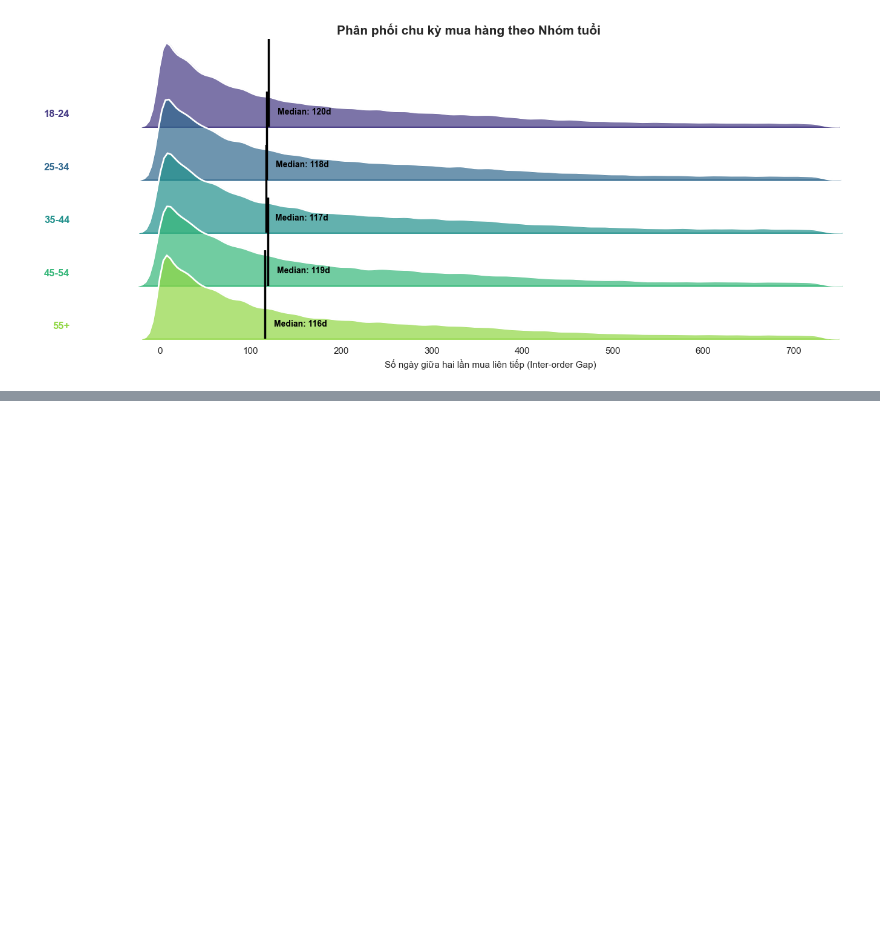
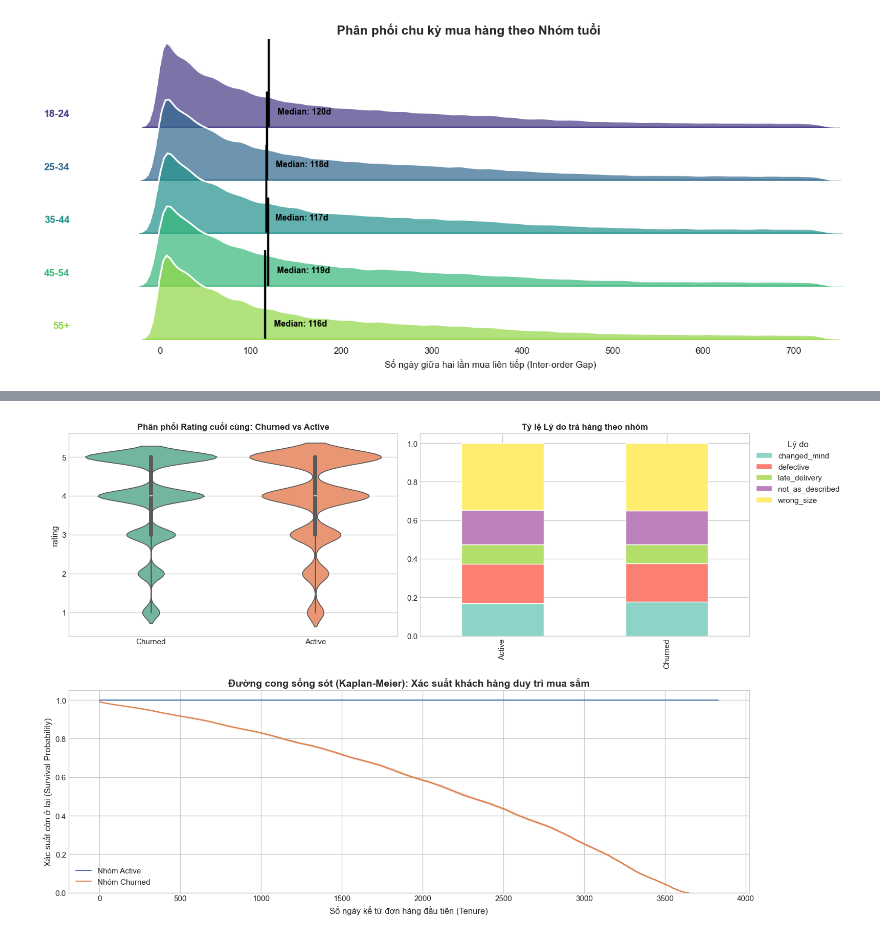
Before and after one commit to mituleefam/Fashion_Ecom_Sales_Forecasting, a Jupyter notebook: 2nd_EDA.ipynb, the cells around one changed output, grey strips where cells are left out. Saved outputs shown, nothing was run; the diff lists cells and outputs as text; code cells hidden in the pictures; blank space fills up the shorter version.

```diff
--- a/2nd_EDA.ipynb
+++ b/2nd_EDA.ipynb
@@ -406,3 +365,63 @@ Tất cả các nhóm tuổi đều có dạng phân phối lệch phải (posit
 - Nhóm 25-34 và 35-44 tuổi: Hai nhóm này có hình dạng biểu đồ tương đối giống nhau. Đây là những nhóm khách hàng chủ lực có chu kỳ mua hàng ổn định và nhanh hơn một chút so với nhóm trẻ tuổi nhất.
 - Nhóm 45-54 tuổi: Phân phối có phần trải rộng hơn ở giai đoạn sau trung vị, phản ánh thói quen mua hàng có độ trễ biến động hơn.
 - Nhóm 55+ tuổi: Có chu kỳ mua hàng ngắn nhất (116 ngày). Tuy số lượng khách hàng mới của nhóm này ít (theo các biểu đồ trước), nhưng những người đã mua thì có xu hướng quay lại sớm hơn một chút so với các nhóm trẻ.
+# %%
+from lifelines import KaplanMeierFitter
+
+# --- 1. CHUẨN BỊ DỮ LIỆU GỘP ---
+obs_end = pd.to_datetime('2022-12-31')
+
+# Tính toán Profile & Churn
+cust_agg = orders.groupby('customer_id').agg(
+    n_orders=('order_id', 'nunique'),
+    first_date=('order_date', 'min'),
+    last_date=('order_date', 'max')
+).reset_index()
+
+cust_agg['tenure'] = (cust_agg['last_date'] - cust_agg['first_date']).dt.days
+cust_agg['is_churn'] = (cust_agg['n_orders'] >= 2) & ((obs_end - cust_agg['last_date']).dt.days > 180)
+cust_agg['group'] = cust_agg['is_churn'].map({True: 'Churned', False: 'Active'})
+
+# Lấy Rating cuối
+last_ratings = reviews.sort_values('review_date').groupby('customer_id')['rating'].last()
+df_master = cust_agg.merge(last_ratings, on='customer_id', how='left')
+
+# --- 2. VẼ DASHBOARD (3 BIỂU ĐỒ) ---
+plt.style.use('seaborn-v0_8-whitegrid')
+fig = plt.figure(figsize=(16, 10))
+
+# Thiết lập layout: Biểu đồ Survival chiếm toàn bộ hàng dưới, 2 biểu đồ còn lại ở trên
+ax1 = plt.subplot2grid((2, 2), (0, 0)) # Violin Plot
+ax2 = plt.subplot2grid((2, 2), (0, 1)) # Stacked Bar
+ax3 = plt.subplot2grid((2, 2), (1, 0), colspan=2) # Survival Curve (Rộng nhất)
+
+# Biểu đồ 1: Phân phối Rating cuối (Violin Plot)
+sns.violinplot(data=df_master[df_master['n_orders'] >= 2], x='group', y='rating',
+               inner='box', palette='Set2', ax=ax1)
+ax1.set_title('Phân phối Rating cuối cùng: Churned vs Active', fontweight='bold')
+ax1.set_xlabel('')
+
+# Biểu đồ 2: Lý do trả hàng (Stacked Bar)
+ret_data = returns.merge(orders[['order_id', 'customer_id']], on='order_id') \
+                  .merge(cust_agg[['customer_id', 'group']], on='customer_id')
+pd.crosstab(ret_data['group'], ret_data['return_reason'], normalize='index') \
+    .plot(kind='bar', stacked=True, colormap='Set3', ax=ax2)
+ax2.set_title('Tỷ lệ Lý do trả hàng theo nhóm', fontweight='bold')
+ax2.legend(title='Lý do', bbox_to_anchor=(1, 1))
+ax2.set_xlabel('')
+
+# Biểu đồ 3: Khả năng "sống sót" (Survival Curve)
+kmf = KaplanMeierFitter()
+for g_name, group in cust_agg[cust_agg['n_orders'] >= 2].groupby('group'):
+    kmf.fit(group['tenure'], event_observed=group['is_churn'], label=f'Nhóm {g_name}')
+    kmf.plot_survival_function(ax=ax3, ci_show=True) # ci_show để hiện khoảng tin cậy
+
+ax3.set_title('Đường cong sống sót (Kaplan-Meier): Xác suất khách hàng duy trì mua sắm', fontweight='bold', fontsize=14)
+ax3.set_xlabel('Số ngày kể từ đơn hàng đầu tiên (Tenure)')
+ax3.set_ylabel('Xác suất còn ở lại (Survival Probability)')
+ax3.set_ylim(0, 1.05)
+
+plt.tight_layout()
+plt.show()
+# %% [output]
+[figure, added]
```
Also changed, not shown: parts of 15 cells of this notebook, 1 other file.
